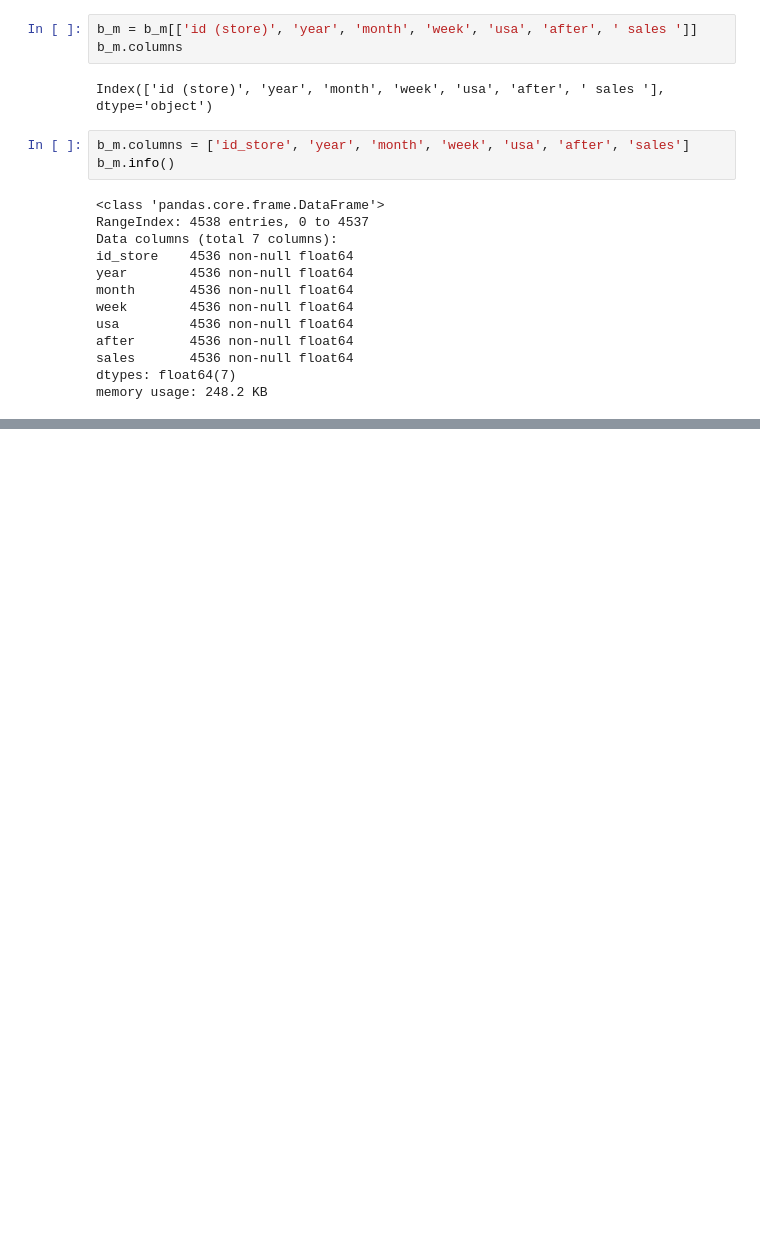
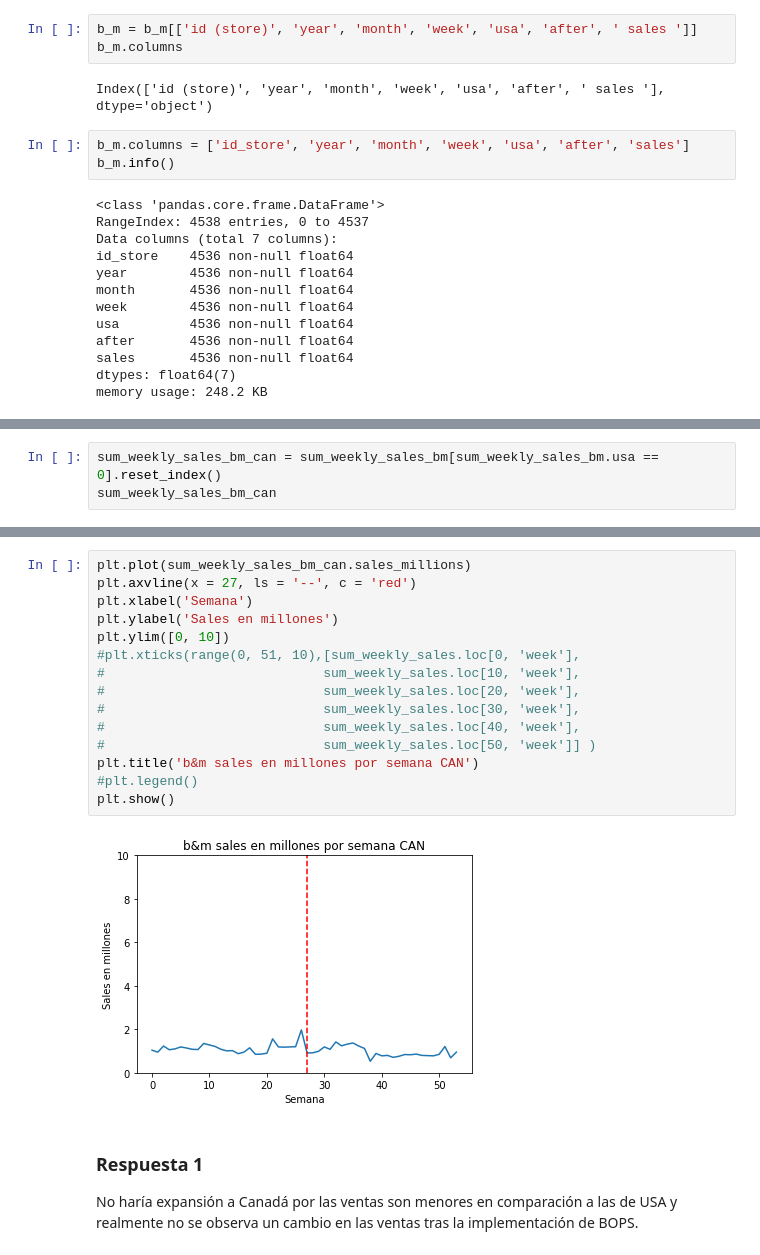
Before and after one commit to valeriaperezcong/ds_intermedio, a Jupyter notebook: pregunta_c/BOPS_case/pregunta_c.ipynb, the cells around one changed output, grey strips where cells are left out. Cells and saved outputs as stored; diff of their text form; blank space fills up the shorter version.

```diff
--- a/pregunta_c/BOPS_case/pregunta_c.ipynb
+++ b/pregunta_c/BOPS_case/pregunta_c.ipynb
@@ -140,0 +301,3 @@ memory usage: 248.2 KB
+# %%
+sum_weekly_sales_bm_can = sum_weekly_sales_bm[sum_weekly_sales_bm.usa == 0].reset_index()
+sum_weekly_sales_bm_can
@@ -140,0 +322,21 @@ memory usage: 248.2 KB
+# %%
+plt.plot(sum_weekly_sales_bm_can.sales_millions)
+plt.axvline(x = 27, ls = '--', c = 'red')
+plt.xlabel('Semana')
+plt.ylabel('Sales en millones')
+plt.ylim([0, 10])
+#plt.xticks(range(0, 51, 10),[sum_weekly_sales.loc[0, 'week'],
+#                            sum_weekly_sales.loc[10, 'week'],
+#                            sum_weekly_sales.loc[20, 'week'],
+#                            sum_weekly_sales.loc[30, 'week'],
+#                            sum_weekly_sales.loc[40, 'week'],
+#                            sum_weekly_sales.loc[50, 'week']] )
+plt.title('b&m sales en millones por semana CAN')
+#plt.legend()
+plt.show()
+# %% [output]
+[figure, added]
+# %% [markdown]
+### Respuesta 1
+
+No haría expansión a Canadá por las ventas son menores en comparación a las de USA y realmente no se observa un cambio en las ventas tras la implementación de BOPS.
```
Also changed, not shown: parts of 14 cells of this notebook.
